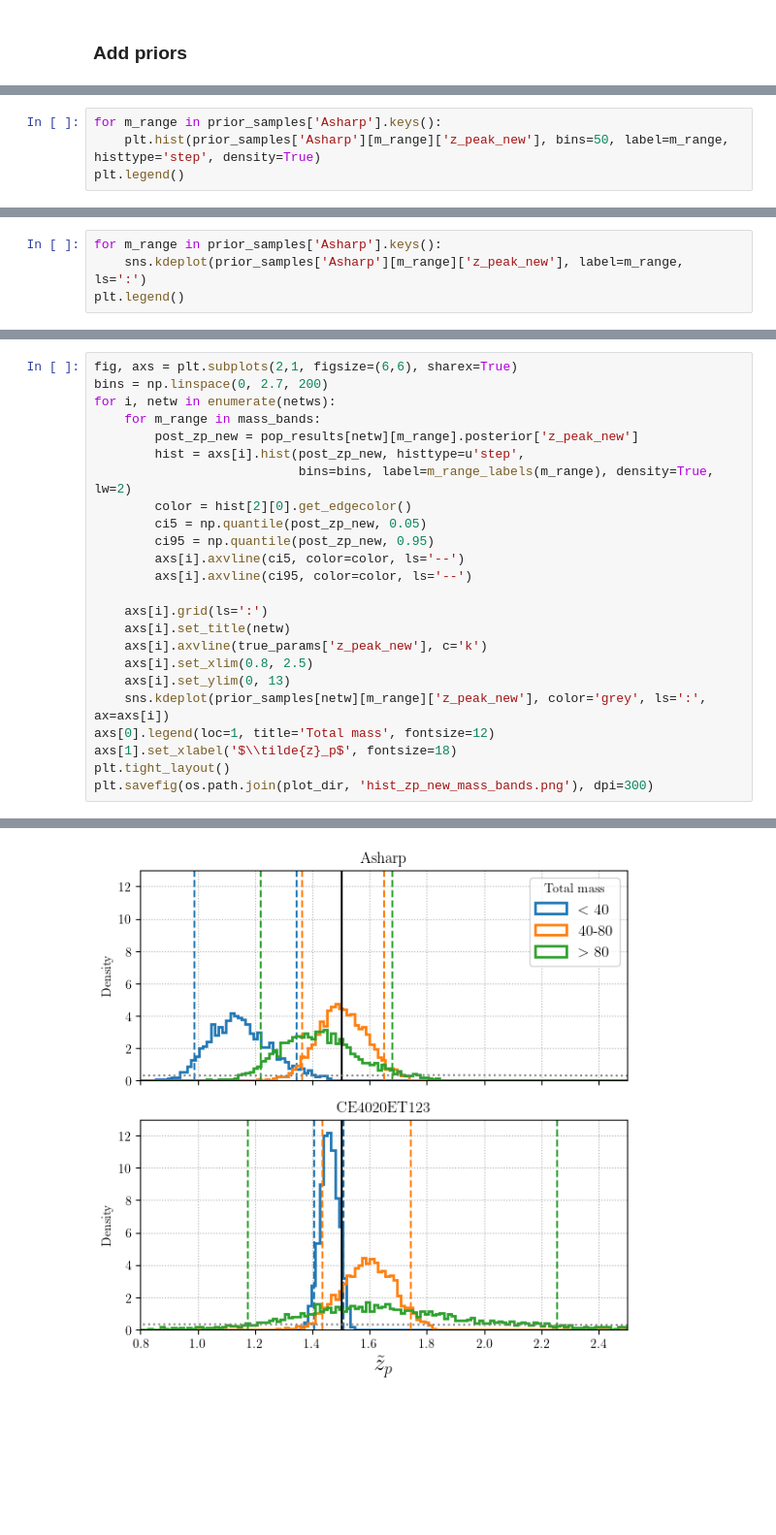
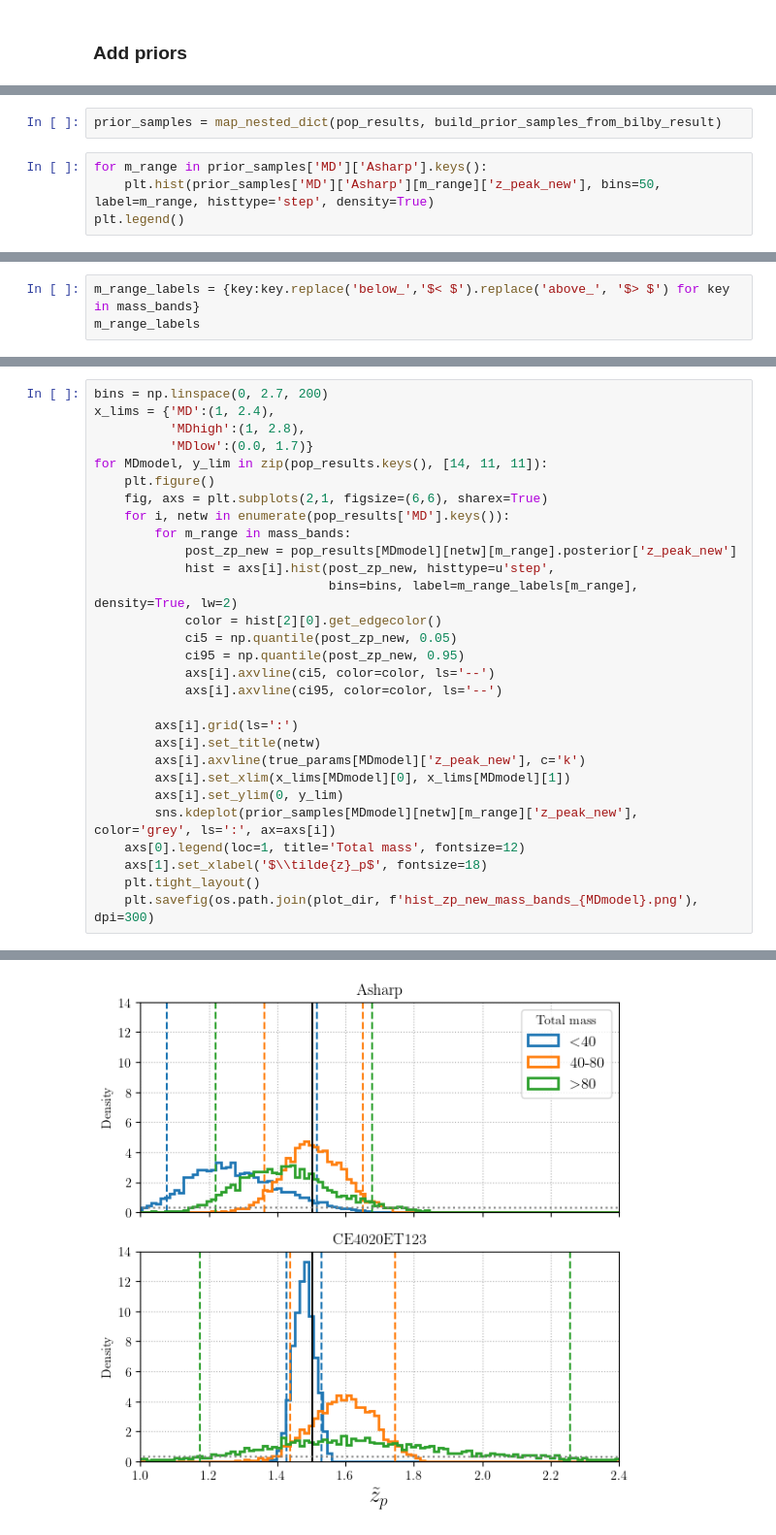
Before and after one commit to divyajyoti09/next_gen_detect, a Jupyter notebook: A-sharp_z_peak_mapping/Paper1_plots_extra.ipynb, the cells around one changed output, grey strips where cells are left out. Shown at 97% size. Saved outputs shown, nothing was run; the diff lists cells and outputs as text; blank space fills up the shorter version.

```diff
--- a/A-sharp_z_peak_mapping/Paper1_plots_extra.ipynb
+++ b/A-sharp_z_peak_mapping/Paper1_plots_extra.ipynb
@@ -828,6 +812,8 @@ False
+# %%
+prior_samples = map_nested_dict(pop_results, build_prior_samples_from_bilby_result)
 # %%
-for m_range in prior_samples['Asharp'].keys():
-    plt.hist(prior_samples['Asharp'][m_range]['z_peak_new'], bins=50, label=m_range, histtype='step', density=True)
+for m_range in prior_samples['MD']['Asharp'].keys():
+    plt.hist(prior_samples['MD']['Asharp'][m_range]['z_peak_new'], bins=50, label=m_range, histtype='step', density=True)
 plt.legend()
 # %% [output]
 <matplotlib.legend.Legend at 0x...>
@@ -835,4 +820,0 @@ plt.legend()
-# %%
-for m_range in prior_samples['Asharp'].keys():
-    sns.kdeplot(prior_samples['Asharp'][m_range]['z_peak_new'], label=m_range, ls=':')
-plt.legend()
@@ -843,0 +869,3 @@ plt.legend()
+# %%
+m_range_labels = {key:key.replace('below_','$< $').replace('above_', '$> $') for key in mass_bands}
+m_range_labels
@@ -844,25 +874,30 @@ plt.legend()
 # %%
-fig, axs = plt.subplots(2,1, figsize=(6,6), sharex=True)
 bins = np.linspace(0, 2.7, 200)
-for i, netw in enumerate(netws):
-    for m_range in mass_bands:
-        post_zp_new = pop_results[netw][m_range].posterior['z_peak_new']
-        hist = axs[i].hist(post_zp_new, histtype=u'step',
-                           bins=bins, label=m_range_labels(m_range), density=True, lw=2)
-        color = hist[2][0].get_edgecolor()
-        ci5 = np.quantile(post_zp_new, 0.05)
-        ci95 = np.quantile(post_zp_new, 0.95)
-        axs[i].axvline(ci5, color=color, ls='--')
-        axs[i].axvline(ci95, color=color, ls='--')
+x_lims = {'MD':(1, 2.4),
+          'MDhigh':(1, 2.8),
+          'MDlow':(0.0, 1.7)}
+for MDmodel, y_lim in zip(pop_results.keys(), [14, 11, 11]):
+    plt.figure()
+    fig, axs = plt.subplots(2,1, figsize=(6,6), sharex=True)
+    for i, netw in enumerate(pop_results['MD'].keys()):
+        for m_range in mass_bands:
+            post_zp_new = pop_results[MDmodel][netw][m_range].posterior['z_peak_new']
+            hist = axs[i].hist(post_zp_new, histtype=u'step',
+                               bins=bins, label=m_range_labels[m_range], density=True, lw=2)
+            color = hist[2][0].get_edgecolor()
+            ci5 = np.quantile(post_zp_new, 0.05)
+            ci95 = np.quantile(post_zp_new, 0.95)
+            axs[i].axvline(ci5, color=color, ls='--')
+            axs[i].axvline(ci95, color=color, ls='--')
 
-    axs[i].grid(ls=':')
-    axs[i].set_title(netw)
-    axs[i].axvline(true_params['z_peak_new'], c='k')
-    axs[i].set_xlim(0.8, 2.5)
-    axs[i].set_ylim(0, 13)
-    sns.kdeplot(prior_samples[netw][m_range]['z_peak_new'], color='grey', ls=':', ax=axs[i])
-axs[0].legend(loc=1, title='Total mass', fontsize=12)
-axs[1].set_xlabel('$\\tilde{z}_p$', fontsize=18)
-plt.tight_layout()
-plt.savefig(os.path.join(plot_dir, 'hist_zp_new_mass_bands.png'), dpi=300)
+        axs[i].grid(ls=':')
+        axs[i].set_title(netw)
+        axs[i].axvline(true_params[MDmodel]['z_peak_new'], c='k')
+        axs[i].set_xlim(x_lims[MDmodel][0], x_lims[MDmodel][1])
+        axs[i].set_ylim(0, y_lim)
+        sns.kdeplot(prior_samples[MDmodel][netw][m_range]['z_peak_new'], color='grey', ls=':', ax=axs[i])
+    axs[0].legend(loc=1, title='Total mass', fontsize=12)
+    axs[1].set_xlabel('$\\tilde{z}_p$', fontsize=18)
+    plt.tight_layout()
+    plt.savefig(os.path.join(plot_dir, f'hist_zp_new_mass_bands_{MDmodel}.png'), dpi=300)
 # %% [output]
@@ -869 +905 @@ plt.savefig(os.path.join(plot_dir, 'hist_zp_new_mass_bands.png'), dpi=300)
-[figure, old version]
+[figure, new version]
```
Also changed, not shown: parts of 33 cells of this notebook, 7 other files.
